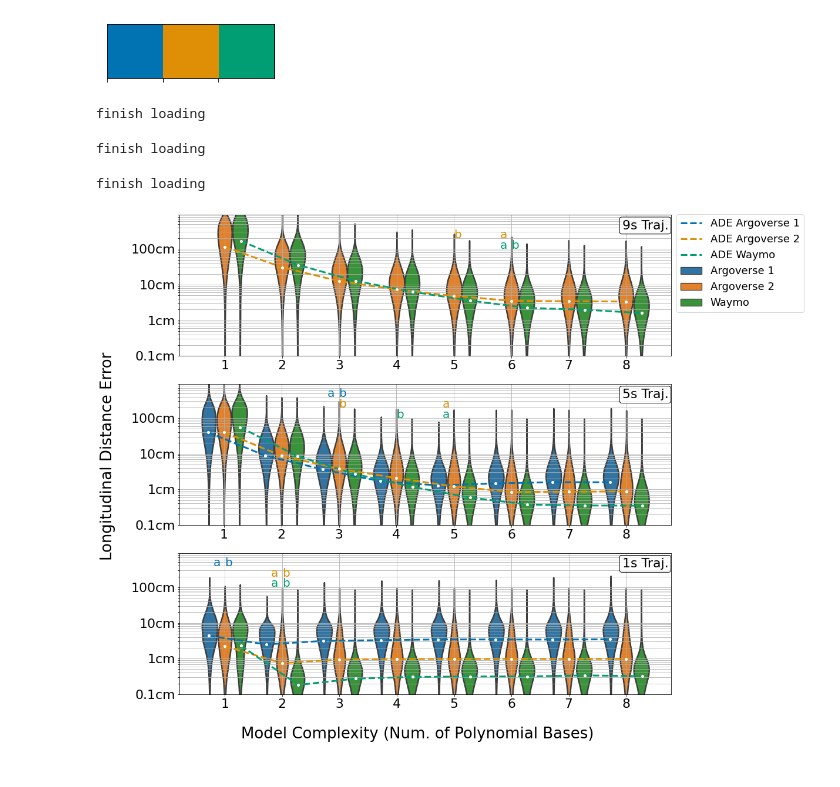
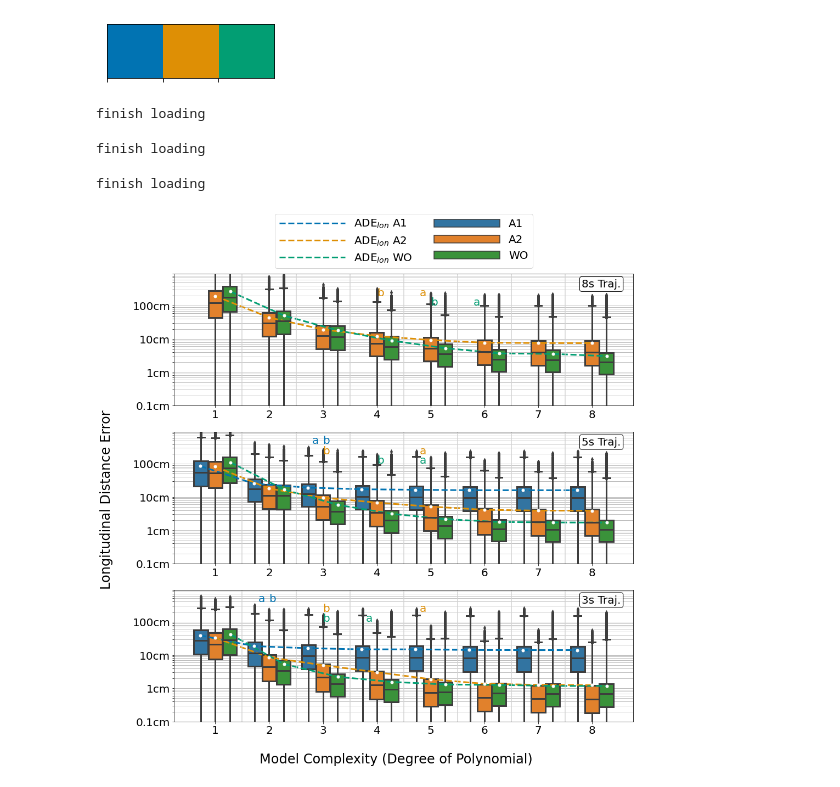
Before and after one commit to YueYao-bot/Waymo_Motion_Analyse, a Jupyter notebook: results_summary.ipynb, the cells around one changed output. Saved outputs shown, nothing was run; the diff lists cells and outputs as text; code cells hidden in the pictures.

```diff
--- a/results_summary.ipynb
+++ b/results_summary.ipynb
@@ -9,9 +9,9 @@ import pandas as pd
 from copy import deepcopy
 from matplotlib import ticker as mticker
 # %%
-SMALL_SIZE = 22
-MEDIUM_SIZE = 24
-BIGGER_SIZE = 26
+SMALL_SIZE = 20
+MEDIUM_SIZE = 22
+BIGGER_SIZE = 24
 
 plt.rc('font', size=SMALL_SIZE)          # controls default text sizes
 plt.rc('axes', titlesize=SMALL_SIZE)     # fontsize of the axes title
@@ -29,9 +30,9 @@ sns.palplot(current_palette)
 data_name_1 = 'argo1'
 data_name_2 = 'argo2'
 data_name_3 = 'waymo'
-metric_type = 'kf_poly_lon'
+metric_type = 'gt_poly_lon'
 fig_name = 'Longitudinal Positional Fitting Error Compared to Measurement'
-nums_points_in_one_traj = [90, 50, 10] #[90, 80, 70, 60, 50, 40, 30, 20, 10]
+nums_points_in_one_traj = [80, 50, 30] #[90, 80, 70, 60, 50, 40, 30, 20, 10]
 x_ticklabels = ['1', '2', '3', '4', '5', '6', '7', '8']
 
 tick_range = [x for p in [-3, -2, -1, 0] for x in np.linspace(10 ** p, 9 * 10 ** p, 9)]
@@ -47,42 +48,42 @@ for p in ['0.1cm', '1cm', '10cm', '100cm']:
 #fig1, axs = plt.subplots(len(nums_points_in_one_traj), 1, figsize = (15, 45))
 fig1, axs = plt.subplots(len(nums_points_in_one_traj), 1, figsize = (15, 15))
 #fig1.suptitle(fig_name, y=0.92)
-fig1.supxlabel('Model Complexity (Num. of Polynomial Bases)', y=0.05)
+fig1.supxlabel('Model Complexity (Degree of Polynomial)', y=0.05)
 fig1.supylabel('Longitudinal Distance Error', x = 0)
 for idx, num_points in enumerate(tqdm(nums_points_in_one_traj)):
     ax = axs[idx]
     if num_points < 51:
         with open('results/agt_pos_error_polar_' + data_name_1 + '/' + str(num_points) + '/' + metric_type + '.json', "r") as read_file:
             data_1 = np.array(json.load(read_file)) # keep it as list for visualization
-            data_1 = np.log10(data_1[:, ::7]+ 1e-10)
+            data_1 = (data_1[:, ::7]+ 1e-10)
     else:
-        data_1 = np.log10(np.zeros((8,100)) + 1e-10)
+        data_1 = np.zeros((8,100)) + 1e-10
 
-    with open('results/agt_pos_error_polar_' + data_name_2 + '/' + str(num_points) + '/' + metric_type + '.json', "r") as read_file:
+    with open('results/agt_pos_error_polar_' + data_name_2 + '/vehicle/' + str(num_points) + '/' + metric_type + '.json', "r") as read_file:
         data_2 = np.array(json.load(read_file)) # keep it as list for visualization
-        data_2 = np.log10(data_2[:, ::7]+ 1e-10).reshape(8, -1)
+        data_2 = (data_2[:, ::7]+ 1e-10).reshape(8, -1)
 
-    with open('results/agt_pos_error_polar_' + data_name_3 + '/' + str(num_points+1) + '/' + metric_type + '.json', "r") as read_file:
+    with open('results/agt_pos_error_polar_' + data_name_3 + '/vehicle/' + str(num_points+1) + '/' + metric_type + '.json', "r") as read_file:
         data_3 = np.array(json.load(read_file)) # keep it as list for visualization
-        data_3 = np.log10(data_3[:, ::7]+ 1e-10).reshape(8, -1)
+        data_3 = (data_3[:, ::7]+ 1e-10).reshape(8, -1)
 
     d = {'deg': [], 'error': [], 'type': []}
 
     for deg, (d1, d2, d3) in enumerate(zip(data_1, data_2, data_3)):
         for dd1 in d1:
             d['deg'].append(deg+1)
-            d['error'].append(dd1)
-            d['type'].append('Argoverse 1')
+            d['error'].append(np.log10(dd1))
+            d['type'].append('A1')
 
         for dd2 in d2:
             d['deg'].append(deg+1)
-            d['error'].append(dd2)
-            d['type'].append('Argoverse 2')
+            d['error'].append(np.log10(dd2))
+            d['type'].append('A2')
 
         for dd3 in d3:
             d['deg'].append(deg+1)
-            d['error'].append(dd3)
-            d['type'].append('Waymo')
+            d['error'].append(np.log10(dd3))
+            d['type'].append('WO')
 
     test_data = pd.DataFrame(data=d)
 
@@ -92,12 +93,12 @@ for idx, num_points in enumerate(tqdm(nums_points_in_one_traj)):
         best_agro1_AIC_idx = result_argo1['best_aic_deg_idx']
         best_agro1_BIC_idx = result_argo1['best_bic_deg_idx']
 
-    with open('results/agt_pos_error_polar_' + data_name_2 + '/' + str(num_points) + '/' + 'result_summary.json', "r")as read_file:
+    with open('results/agt_pos_error_polar_' + data_name_2 + '/vehicle/' + str(num_points) + '/' + 'result_summary.json', "r")as read_file:
          result_argo2 = json.load(read_file)
     best_agro2_AIC_idx = result_argo2['best_aic_deg_idx']
     best_agro2_BIC_idx = result_argo2['best_bic_deg_idx']
 
-    with open('results/agt_pos_error_polar_' + data_name_3 + '/' + str(num_points+1) + '/' + 'result_summary.json', "r")as read_file:
+    with open('results/agt_pos_error_polar_' + data_name_3 + '/vehicle/' + str(num_points+1) + '/' + 'result_summary.json', "r")as read_file:
          result_waymo = json.load(read_file)
     best_waymo_AIC_idx = result_waymo['best_aic_deg_idx']
     best_waymo_BIC_idx = result_waymo['best_bic_deg_idx']
@@ -105,45 +106,52 @@ for idx, num_points in enumerate(tqdm(nums_points_in_one_traj)):
 
 
 
-    ax = sns.violinplot(x = test_data.deg, y = test_data.error,  hue=test_data.type, data = test_data, ax=ax, linewidth = 2.5,inner = None)
-    ax.plot(np.array(range(8)) - 0.28, np.mean(data_1,axis = 1), '--' , color=current_palette[0], linewidth = 3, label = 'ADE Argoverse 1')
-    ax.plot(np.array(range(8)), np.mean(data_2,axis = 1), '--' , color=current_palette[1], linewidth = 3, label = 'ADE Argoverse 2')
-    ax.plot(np.array(range(8)) + 0.28, np.mean(data_3,axis = 1), '--' , color=current_palette[2], linewidth = 3, label = 'ADE Waymo')
+    ax = sns.boxplot(x = test_data.deg, y = test_data.error,  hue=test_data.type, data = test_data, ax=ax, linewidth = 3, whis=[0, 99.9])
+    ax.plot(np.array(range(8)) - 0.28, np.log10(np.mean(data_1,axis = 1)), '--' , color=current_palette[0], linewidth = 3, label = 'ADE$_{lon}$ A1')
+    ax.plot(np.array(range(8)), np.log10(np.mean(data_2,axis = 1)), '--' , color=current_palette[1], linewidth = 3, label = 'ADE$_{lon}$ A2')
+    ax.plot(np.array(range(8)) + 0.28, np.log10(np.mean(data_3,axis = 1)), '--' , color=current_palette[2], linewidth = 3, label = 'ADE$_{lon}$ WO')
 
-    ax.plot(np.array(range(8)) - 0.28, np.mean(data_1,axis = 1), 'wo', markersize = 4)
-    ax.plot(np.array(range(8)), np.mean(data_2,axis = 1), 'wo', markersize = 4)
-    ax.plot(np.array(range(8)) + 0.28, np.mean(data_3,axis = 1), 'wo', markersize = 4)
+    ax.plot(np.array(range(8)) - 0.28, np.log10(np.mean(data_1,axis = 1)), 'wo', markersize = 5)
+    ax.plot(np.array(range(8)), np.log10(np.mean(data_2,axis = 1)), 'wo', markersize = 5)
+    ax.plot(np.array(range(8)) + 0.28, np.log10(np.mean(data_3,axis = 1)), 'wo', markersize = 5)
     if idx == 0:
-        #ax.legend(fontsize = 18, loc='lower center', bbox_to_anchor=(0.5, 1), handlelength= 10)
-        ax.legend(fontsize = 18, loc='lower center', bbox_to_anchor=(1.14, 0.27), handlelength= 2)
+        ax.legend(fontsize = 20, loc='lower center', ncol=2, bbox_to_anchor=(0.5, 1), handlelength= 6)
     else:
         ax.get_legend().remove()
 
+
+    for x in np.linspace(0.5, 6.5, 7):
+        ax.axvline(x=x, color = 'lightgrey')
+
     ax.annotate(str(int(num_points/10)) + 's Traj.',
-            xy = (0.9, 0.9),
+            xy = (0.888, 0.9),
             xycoords='axes fraction',
             bbox=dict(facecolor=(1, 1, 1, 0.8), edgecolor='black', boxstyle='round,pad=0.2'))
+
+
+
     if num_points < 51:
         ax.annotate('a', fontsize= 20, color=current_palette[0],xy = (best_agro1_AIC_idx-0.2, 0.6))
         ax.annotate('b', fontsize= 20, color=current_palette[0], xy = (best_agro1_BIC_idx, 0.6))
 
     ax.annotate('a', fontsize= 20, color=current_palette[1], xy = (best_agro2_AIC_idx-0.2, 0.3))
     ax.annotate('b', fontsize= 20, color=current_palette[1], xy = (best_agro2_BIC_idx, 0.3))
 
     ax.annotate('a', fontsize= 20, color=current_palette[2], xy = (best_waymo_AIC_idx-0.2, 0.01))
     ax.annotate('b', fontsize= 20, color=current_palette[2], xy = (best_waymo_BIC_idx, 0.01))
 
     ax.set_xticklabels(x_ticklabels)
     ax.set_xlabel('')
     ax.set_ylim([np.log10(1e-3), np.log10(1e0)])
     ax.set_ylabel('')
     ax.set_yticks(np.log10(tick_range))
     ax.set_yticklabels(y_ticklabels)
-    ax.grid(True)
+    ax.grid(True, axis = 'y', zorder=-100)
+    ax.set_axisbelow(True)
     ax.plot()
 # %% [output]
 finish loading
 finish loading
 finish loading
-[figure, old version]
+[figure, new version]
 # %%
```
Also changed, not shown: parts of 7 cells of this notebook, 9 other files.
